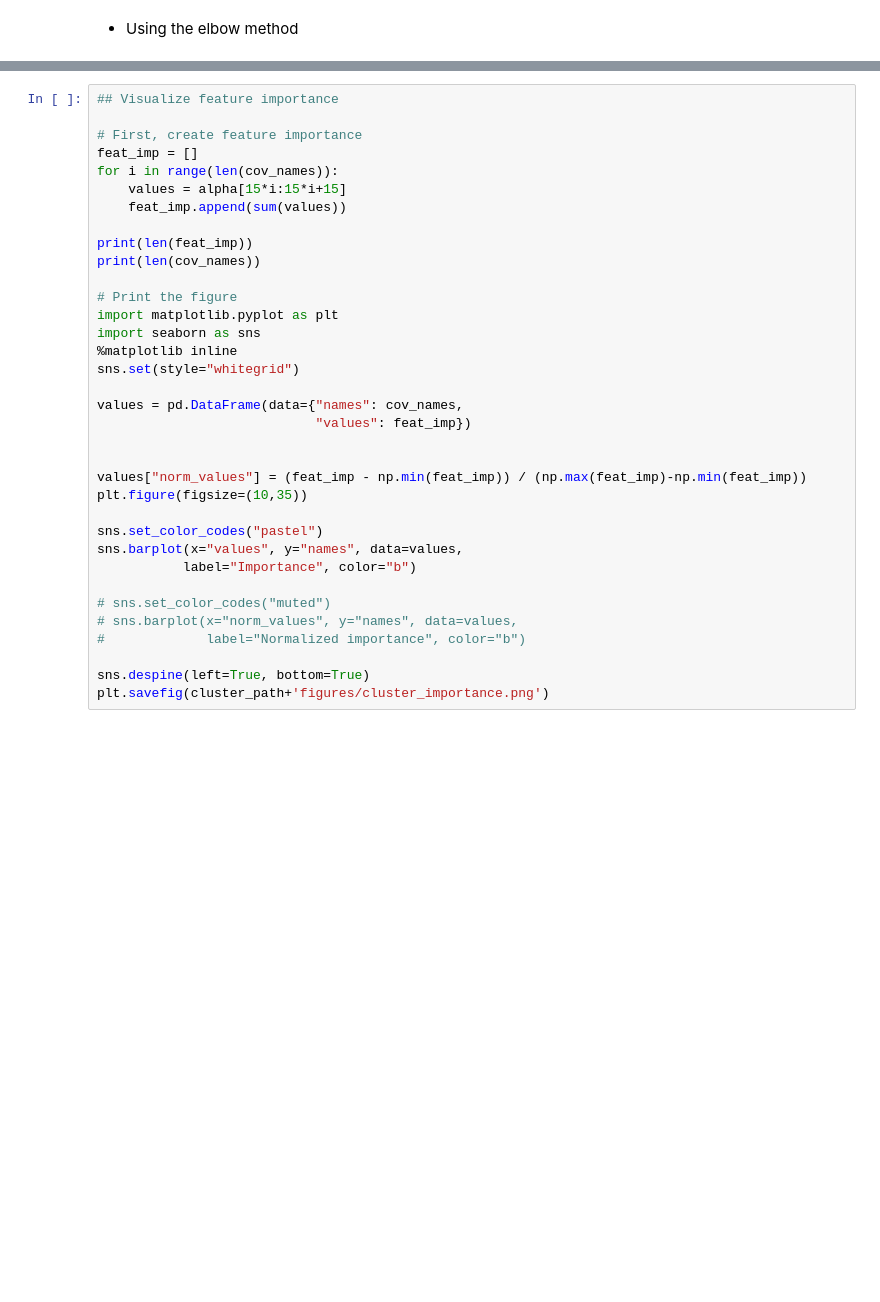
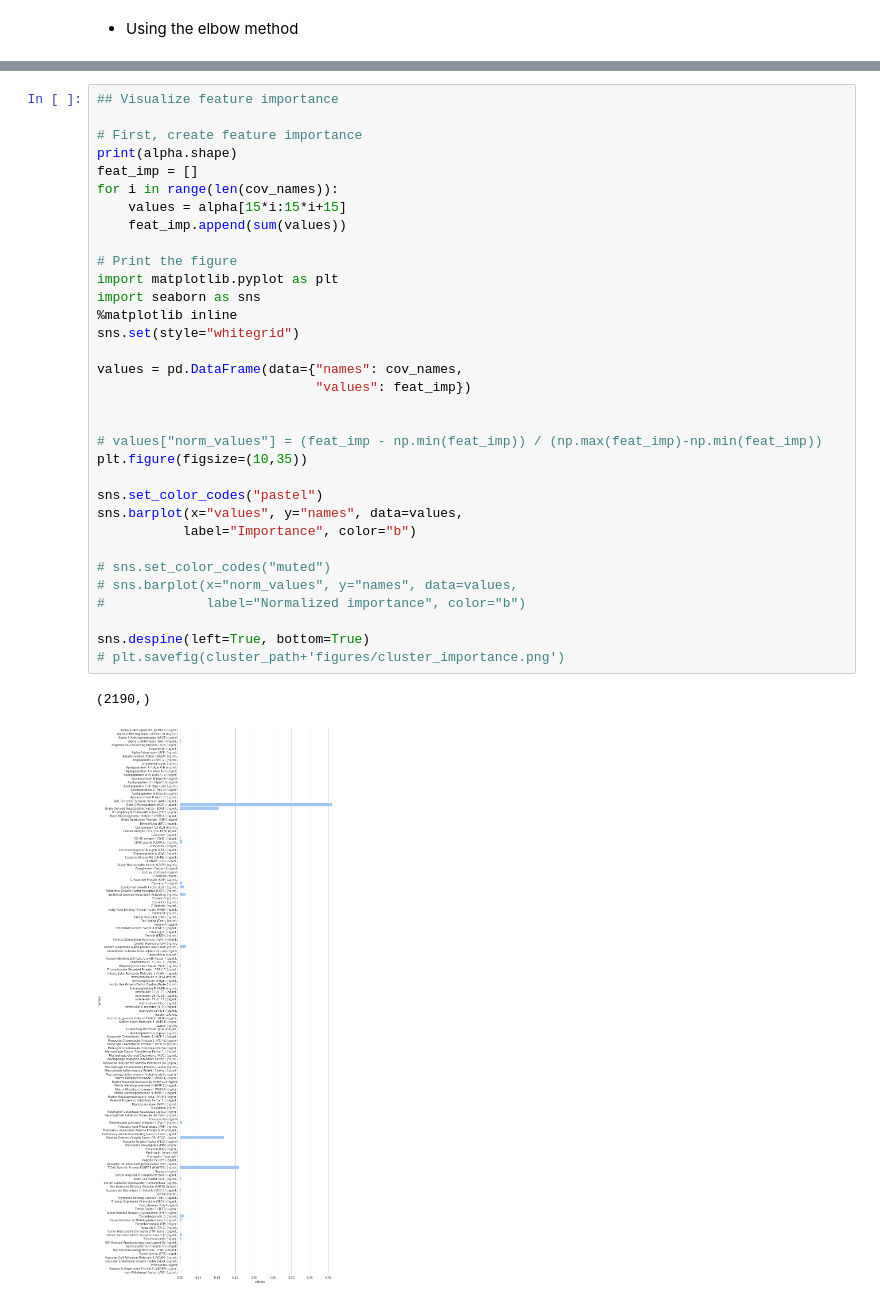
Before and after one commit to GerardMJuan/simlr-ad, a Jupyter notebook: clustering_visualization.ipynb, the cells around one changed output, grey strips where cells are left out. Cells and saved outputs as stored; diff of their text form; blank space fills up the shorter version.

```diff
--- a/clustering_visualization.ipynb
+++ b/clustering_visualization.ipynb
@@ -154,35 +161,36 @@ ValueError: All distances should be positive, the precomputed distances given as
 # %%
 ## Visualize feature importance
 
 # First, create feature importance
+print(alpha.shape)
 feat_imp = []
 for i in range(len(cov_names)):
     values = alpha[15*i:15*i+15]
     feat_imp.append(sum(values))
-
-print(len(feat_imp))
-print(len(cov_names))
 
 # Print the figure
 import matplotlib.pyplot as plt
 import seaborn as sns
 %matplotlib inline
 sns.set(style="whitegrid")
 
 values = pd.DataFrame(data={"names": cov_names,
                             "values": feat_imp})
 
 
-values["norm_values"] = (feat_imp - np.min(feat_imp)) / (np.max(feat_imp)-np.min(feat_imp))
+# values["norm_values"] = (feat_imp - np.min(feat_imp)) / (np.max(feat_imp)-np.min(feat_imp))
 plt.figure(figsize=(10,35))
 
 sns.set_color_codes("pastel")
 sns.barplot(x="values", y="names", data=values,
            label="Importance", color="b")
 
 # sns.set_color_codes("muted")
 # sns.barplot(x="norm_values", y="names", data=values,
 #             label="Normalized importance", color="b")
 
 sns.despine(left=True, bottom=True)
-plt.savefig(cluster_path+'figures/cluster_importance.png')
+# plt.savefig(cluster_path+'figures/cluster_importance.png')
+# %% [output]
+(2190,)
+[figure, added]
```
Also changed, not shown: parts of 6 cells of this notebook, 18 other files.
